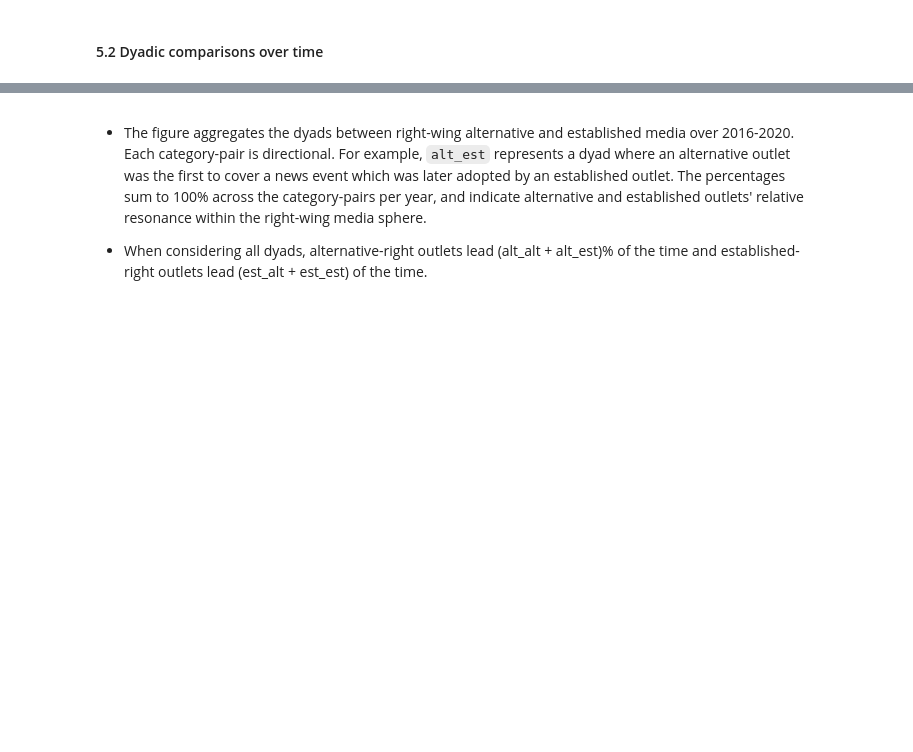
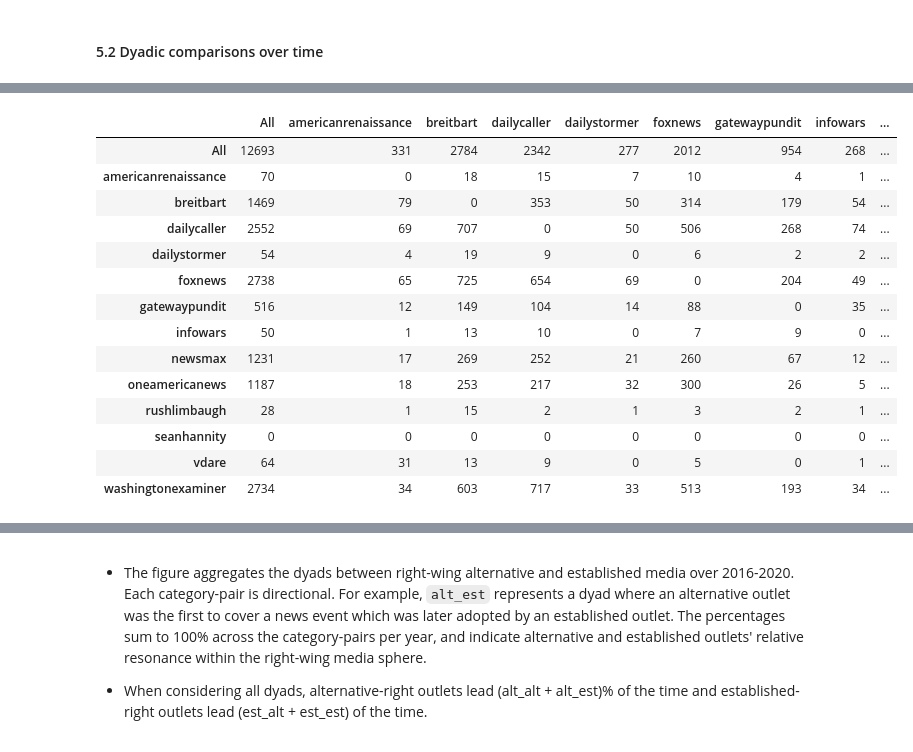
Before and after one commit to wlmwng/us-right-media, a Jupyter notebook: usrightmedia/code/09-analysis/01-newsevents-dyadic-comparison.ipynb, the cells around one changed output, grey strips where cells are left out. Cells and saved outputs as stored; diff of their text form; code cells hidden in the pictures; blank space fills up the shorter version.

```diff
--- a/usrightmedia/code/09-analysis/01-newsevents-dyadic-comparison.ipynb
+++ b/usrightmedia/code/09-analysis/01-newsevents-dyadic-comparison.ipynb
@@ -396,0 +452,18 @@ dyadic_count_ideo
+# %%
+dyadic_count_doctype_2017
+# %% [output]
+|  | All | americanrenaissance | breitbart | dailycaller | dailystormer | foxnews | gatewaypundit | infowars | ... |
+| All | 12693 | 331 | 2784 | 2342 | 277 | 2012 | 954 | 268 | ... |
+| americanrenaissance | 70 | 0 | 18 | 15 | 7 | 10 | 4 | 1 | ... |
+| breitbart | 1469 | 79 | 0 | 353 | 50 | 314 | 179 | 54 | ... |
+| dailycaller | 2552 | 69 | 707 | 0 | 50 | 506 | 268 | 74 | ... |
+| dailystormer | 54 | 4 | 19 | 9 | 0 | 6 | 2 | 2 | ... |
+| foxnews | 2738 | 65 | 725 | 654 | 69 | 0 | 204 | 49 | ... |
+| gatewaypundit | 516 | 12 | 149 | 104 | 14 | 88 | 0 | 35 | ... |
+| infowars | 50 | 1 | 13 | 10 | 0 | 7 | 9 | 0 | ... |
+| newsmax | 1231 | 17 | 269 | 252 | 21 | 260 | 67 | 12 | ... |
+| oneamericanews | 1187 | 18 | 253 | 217 | 32 | 300 | 26 | 5 | ... |
+| rushlimbaugh | 28 | 1 | 15 | 2 | 1 | 3 | 2 | 1 | ... |
+| seanhannity | 0 | 0 | 0 | 0 | 0 | 0 | 0 | 0 | ... |
+| vdare | 64 | 31 | 13 | 9 | 0 | 5 | 0 | 1 | ... |
+| washingtonexaminer | 2734 | 34 | 603 | 717 | 33 | 513 | 193 | 34 | ... |
```
Also changed, not shown: parts of 34 cells of this notebook.
